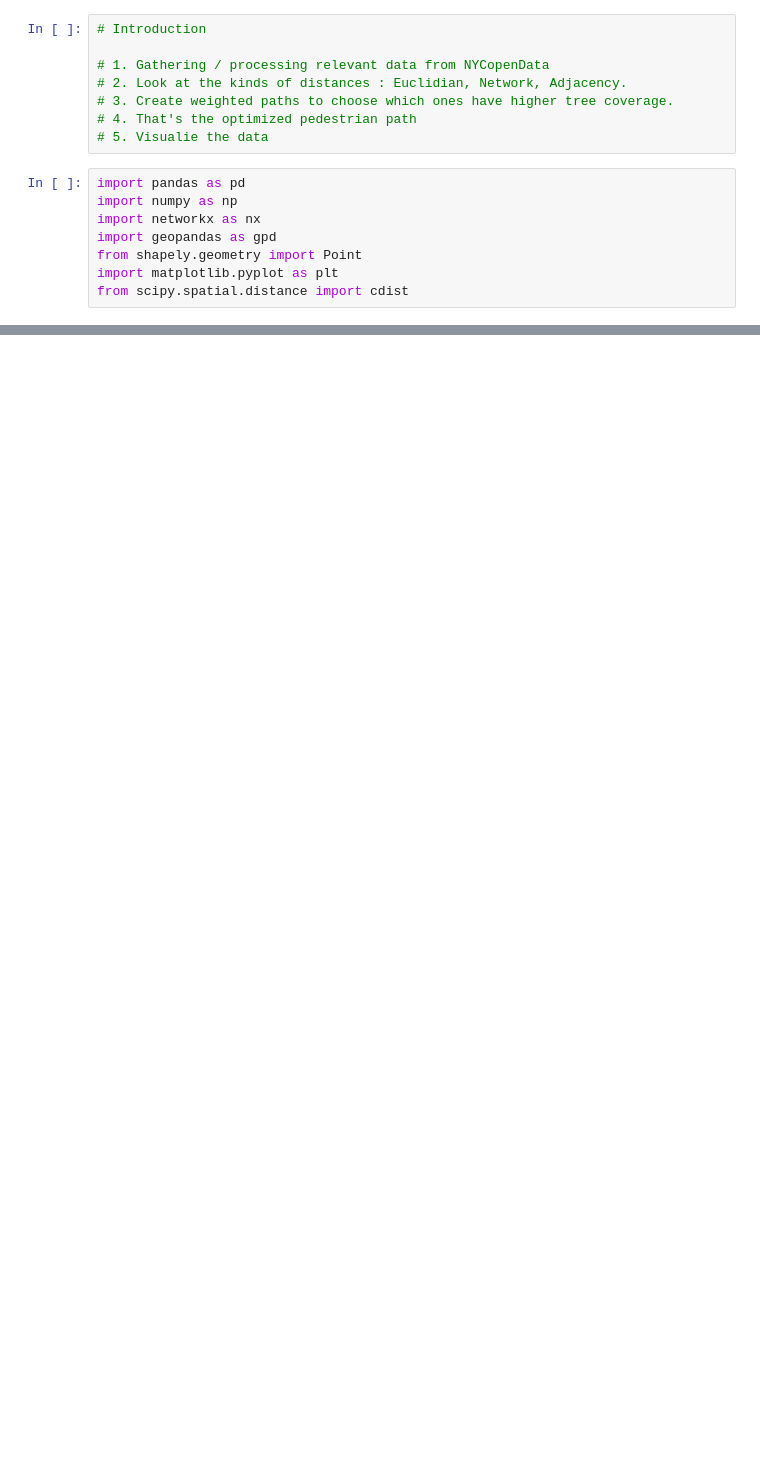
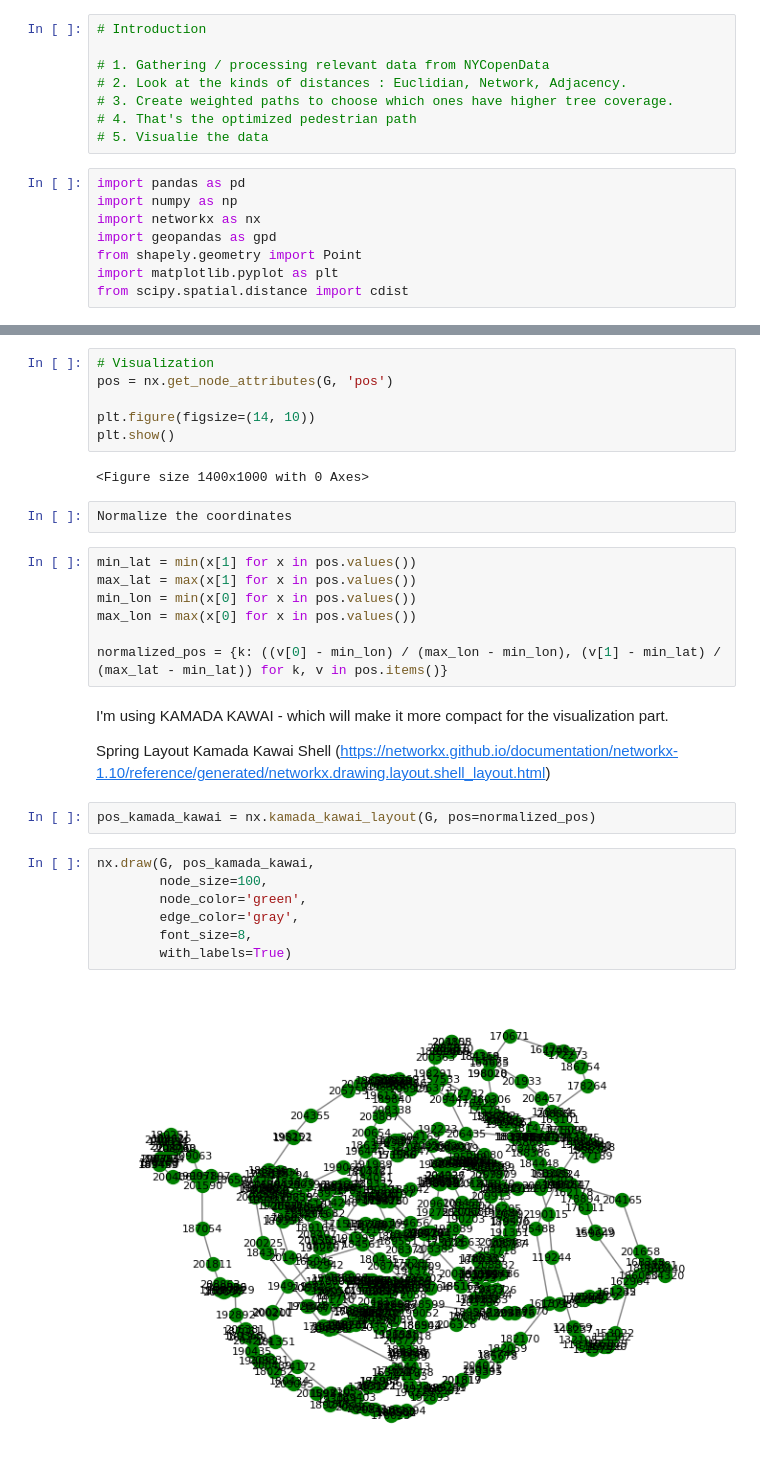
Before and after one commit to badriyahs/cdp-mapping-systems, a Jupyter notebook: Assignments/03_networks.ipynb, the cells around one changed output, grey strips where cells are left out. Drawn from its saved outputs; the diff is of its cells as text; blank space fills up the shorter version.

```diff
--- a/Assignments/03_networks.ipynb
+++ b/Assignments/03_networks.ipynb
@@ -580,0 +688,34 @@ tree_data['health'] = pd.to_numeric(tree_data['health'], errors='coerce').fillna
+# %%
+# Visualization
+pos = nx.get_node_attributes(G, 'pos')
+
+plt.figure(figsize=(14, 10))
+plt.show()
+# %% [output]
+<Figure size 1400x1000 with 0 Axes>
+# %%
+Normalize the coordinates
+# %%
+min_lat = min(x[1] for x in pos.values())
+max_lat = max(x[1] for x in pos.values())
+min_lon = min(x[0] for x in pos.values())
+max_lon = max(x[0] for x in pos.values())
+
+normalized_pos = {k: ((v[0] - min_lon) / (max_lon - min_lon), (v[1] - min_lat) / (max_lat - min_lat)) for k, v in pos.items()}
+# %% [markdown]
+I'm using KAMADA KAWAI - which will make it more compact for the visualization part.
+
+Spring Layout
+Kamada Kawai
+Shell (https://networkx.github.io/documentation/networkx-1.10/reference/generated/networkx.drawing.layout.shell_layout.html)
+# %%
+pos_kamada_kawai = nx.kamada_kawai_layout(G, pos=normalized_pos)
+# %%
+nx.draw(G, pos_kamada_kawai,
+        node_size=100,
+        node_color='green',
+        edge_color='gray',
+        font_size=8,
+        with_labels=True)
+# %% [output]
+[figure, added]
```
Also changed, not shown: parts of 18 cells of this notebook, 2 other files.
